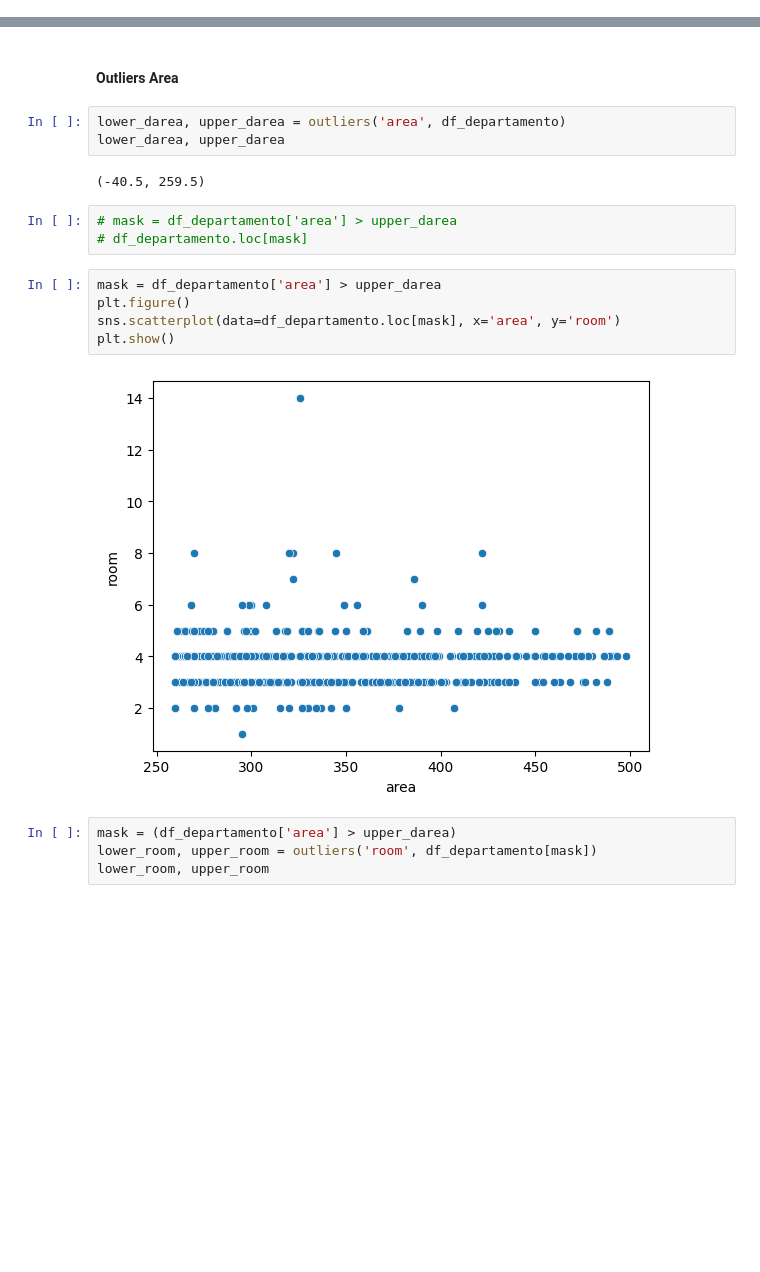
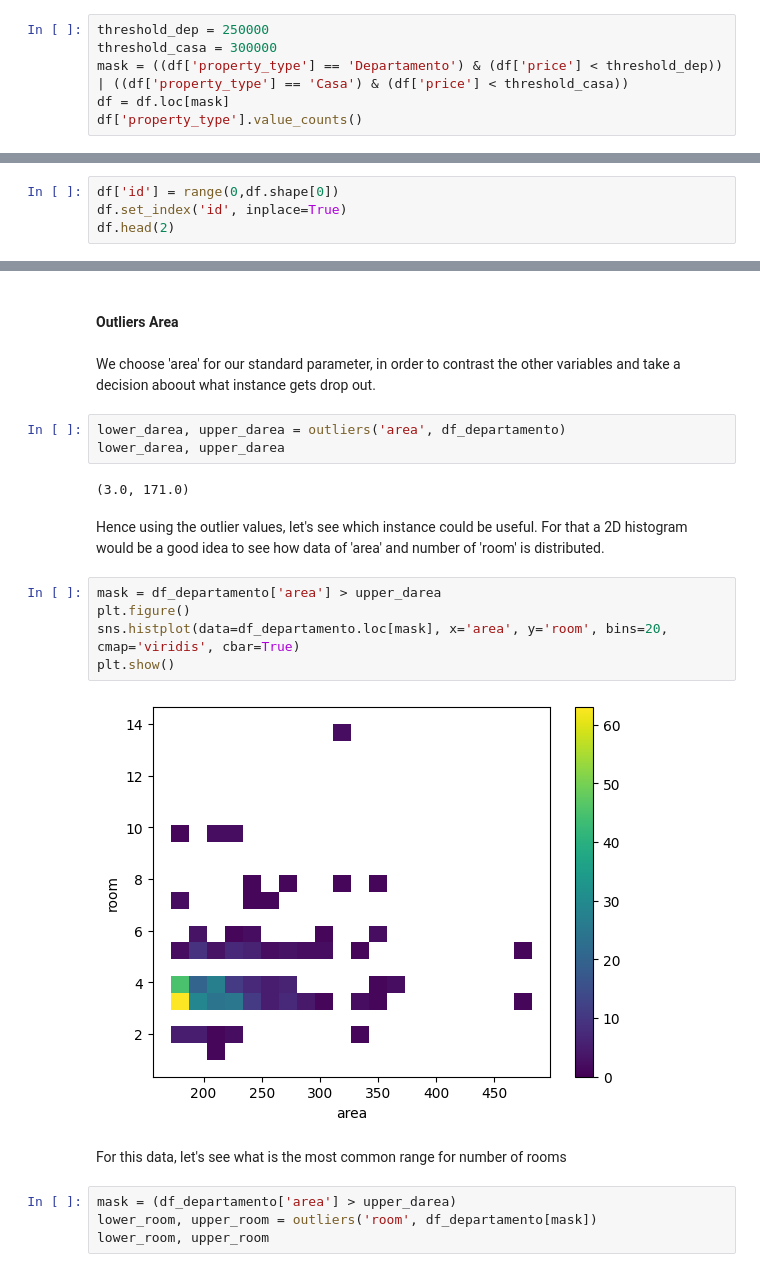
Before and after one commit to HugoGT/Vibi_model, a Jupyter notebook: ETL/EDA.ipynb, the cells around one changed output, grey strips where cells are left out. Saved outputs shown, nothing was run; the diff lists cells and outputs as text; blank space fills up the shorter version.

Commit message:
departamentos analysis

```diff
--- a/ETL/EDA.ipynb
+++ b/ETL/EDA.ipynb
@@ -97,0 +100,6 @@ df.shape
+# %%
+threshold_dep = 250000
+threshold_casa = 300000
+mask = ((df['property_type'] == 'Departamento') & (df['price'] < threshold_dep)) | ((df['property_type'] == 'Casa') & (df['price'] < threshold_casa))
+df = df.loc[mask]
+df['property_type'].value_counts()
@@ -97,0 +111,4 @@ df.shape
+# %%
+df['id'] = range(0,df.shape[0])
+df.set_index('id', inplace=True)
+df.head(2)
@@ -169,21 +200,24 @@ print(df_departamento.shape, df_casa.shape)
 ### Departamento
 # %% [markdown]
 #### Outliers Area
+# %% [markdown]
+We choose 'area' for our standard parameter, in order to contrast the other variables and take a decision aboout what instance gets drop out.
 # %%
 lower_darea, upper_darea = outliers('area', df_departamento)
 lower_darea, upper_darea
 # %% [output]
-(-40.5, 259.5)
+(3.0, 171.0)
-# %%
-# mask = df_departamento['area'] > upper_darea
-# df_departamento.loc[mask]
+# %% [markdown]
+Hence using the outlier values, let's see which instance could be useful. For that a 2D histogram would be a good idea to see how data of 'area' and number of 'room' is distributed.
 # %%
 mask = df_departamento['area'] > upper_darea
 plt.figure()
-sns.scatterplot(data=df_departamento.loc[mask], x='area', y='room')
+sns.histplot(data=df_departamento.loc[mask], x='area', y='room', bins=20, cmap='viridis', cbar=True)
 plt.show()
 # %% [output]
-[figure, old version]
+[figure, new version]
+# %% [markdown]
+For this data, let's see what is the most common range for number of rooms
 # %%
 mask = (df_departamento['area'] > upper_darea)
 lower_room, upper_room = outliers('room', df_departamento[mask])
```
Also changed, not shown: parts of 47 cells of this notebook.
